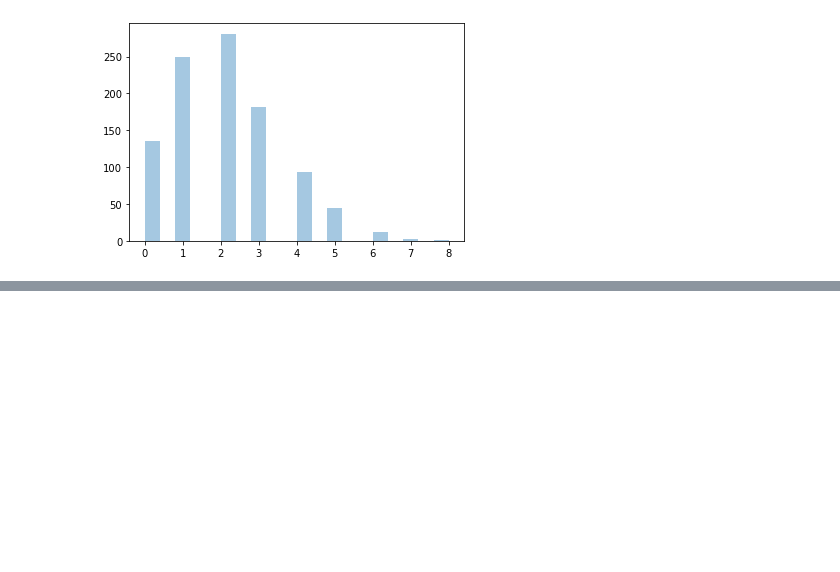
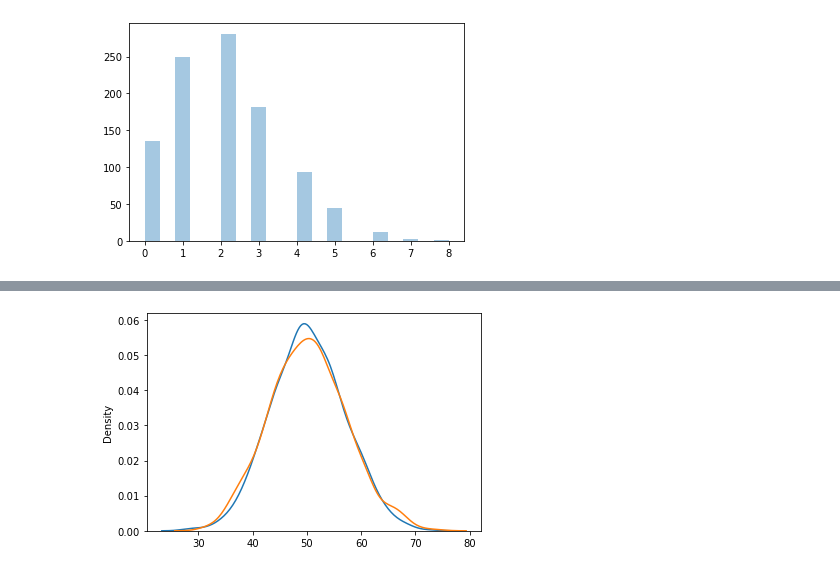
Before and after one commit to duskdev17/codes-and-stuff, a Jupyter notebook: Python3/05. NumPy/21. Poisson Distribution.ipynb, the cells around one changed output, grey strips where cells are left out. Cells and saved outputs as stored; diff of their text form; code cells hidden in the pictures; blank space fills up the shorter version.

```diff
--- a/Python3/05. NumPy/21. Poisson Distribution.ipynb
+++ b/Python3/05. NumPy/21. Poisson Distribution.ipynb
@@ -30,0 +43,12 @@ plt.show()
+# %%
+#Difference Between Normal and Poisson Distribution
+from numpy import random
+import matplotlib.pyplot as plt
+import seaborn as sns
+
+sns.distplot(random.normal(loc=50, scale=7, size=1000), hist=False, label='normal')
+sns.distplot(random.poisson(lam=50, size=1000), hist=False, label='poisson')
+
+plt.show()
+# %% [output]
+[figure, added]
```
Also changed, not shown: parts of 2 cells of this notebook, 1 other file.
